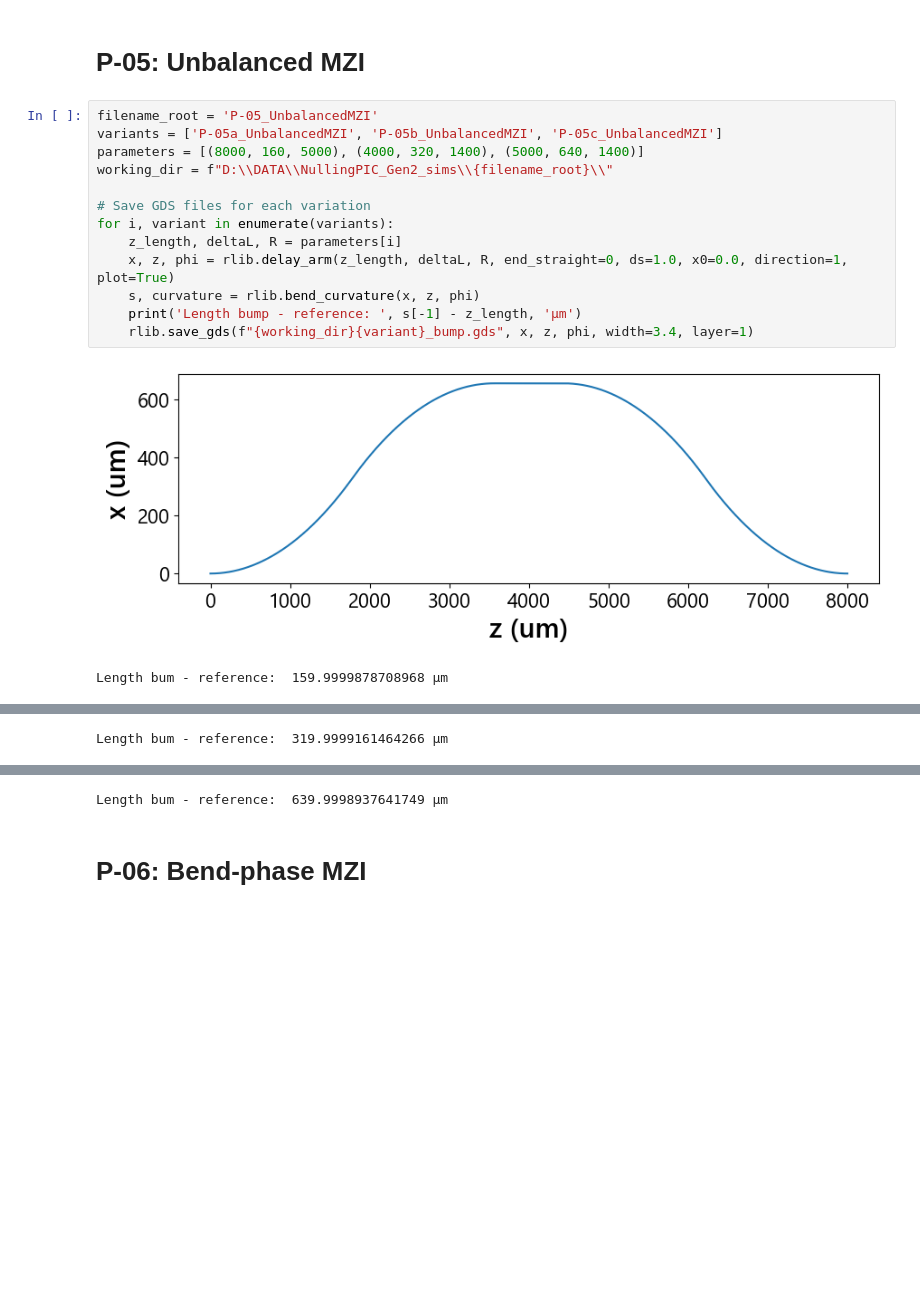
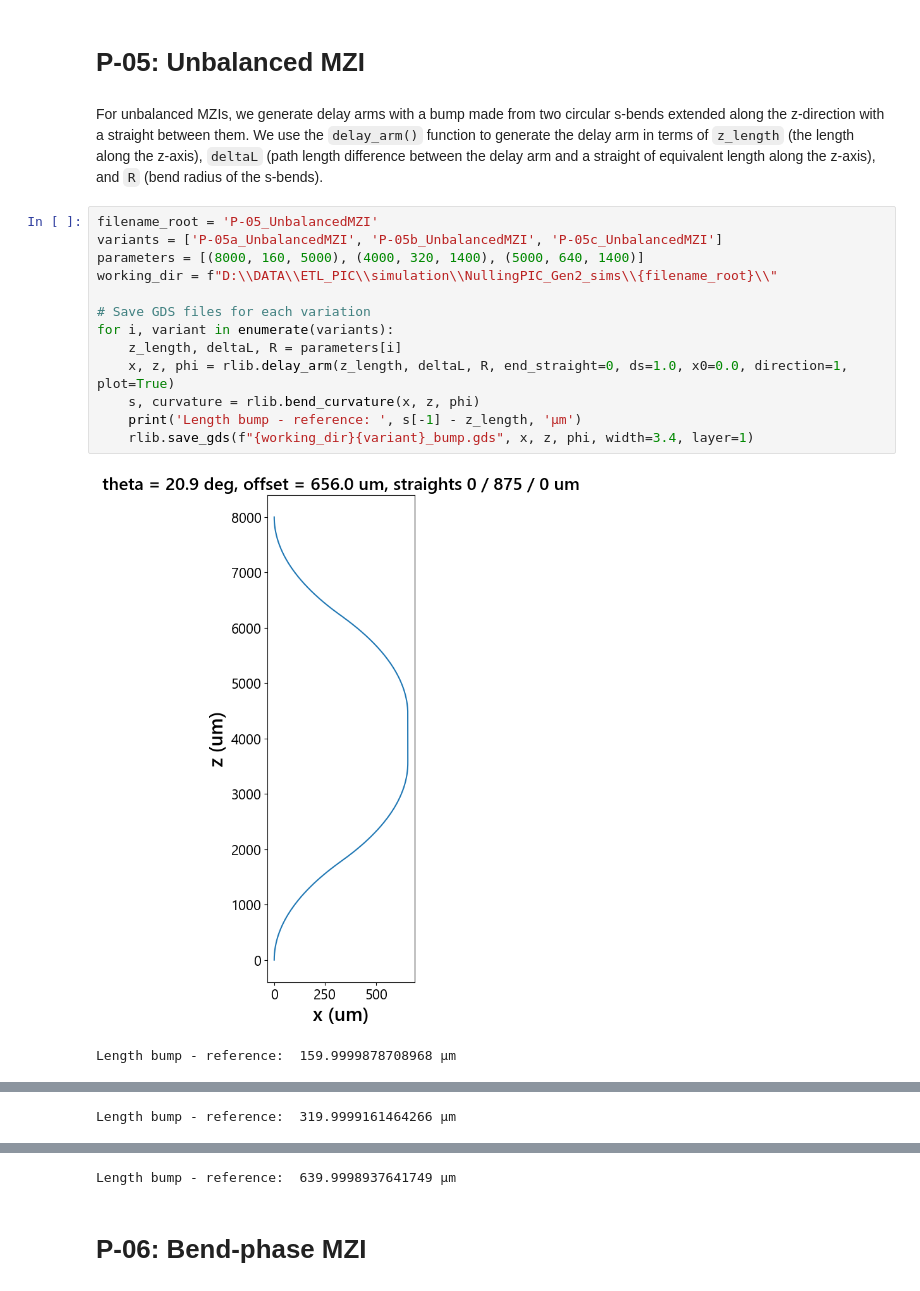
Before and after one commit to apaiasno/ETL_PIC, a Jupyter notebook: simulation/NullingPIC_Gen2_sims/MakeGeometry.ipynb, the cells around one changed output, grey strips where cells are left out. Saved outputs shown, nothing was run; the diff lists cells and outputs as text; blank space fills up the shorter version.

````diff
--- a/simulation/NullingPIC_Gen2_sims/MakeGeometry.ipynb
+++ b/simulation/NullingPIC_Gen2_sims/MakeGeometry.ipynb
@@ -70,19 +113,21 @@ for variation in variants:
     rlib.ind2gds(CAD_path, gds_path=f"{working_dir}{variation}.gds", cwd=working_dir)
 # %% [markdown]
 # P-05: Unbalanced MZI
+# %% [markdown]
+For unbalanced MZIs, we generate delay arms with a bump made from two circular s-bends extended along the z-direction with a straight between them. We use the ```delay_arm()``` function to generate the delay arm in terms of ```z_length``` (the length along the z-axis), ```deltaL``` (path length difference between the delay arm and a straight of equivalent length along the z-axis), and ```R``` (bend radius of the s-bends).
 # %%
 filename_root = 'P-05_UnbalancedMZI'
 variants = ['P-05a_UnbalancedMZI', 'P-05b_UnbalancedMZI', 'P-05c_UnbalancedMZI']
 parameters = [(8000, 160, 5000), (4000, 320, 1400), (5000, 640, 1400)]
-working_dir = f"D:\\DATA\\NullingPIC_Gen2_sims\\{filename_root}\\"
+working_dir = f"D:\\DATA\\ETL_PIC\\simulation\\NullingPIC_Gen2_sims\\{filename_root}\\"
 
 # Save GDS files for each variation
 for i, variant in enumerate(variants):
     z_length, deltaL, R = parameters[i]
     x, z, phi = rlib.delay_arm(z_length, deltaL, R, end_straight=0, ds=1.0, x0=0.0, direction=1, plot=True)
     s, curvature = rlib.bend_curvature(x, z, phi)
     print('Length bump - reference: ', s[-1] - z_length, 'μm')
     rlib.save_gds(f"{working_dir}{variant}_bump.gds", x, z, phi, width=3.4, layer=1)
 # %% [output]
-[figure, old version]
+[figure, new version]
-Length bum - reference:  159.9999878708968 μm
+Length bump - reference:  159.9999878708968 μm
@@ -90 +135 @@ Length bum - reference:  159.9999878708968 μm
-Length bum - reference:  319.9999161464266 μm
+Length bump - reference:  319.9999161464266 μm
@@ -92,3 +137,3 @@ Length bum - reference:  319.9999161464266 μm
-Length bum - reference:  639.9998937641749 μm
+Length bump - reference:  639.9998937641749 μm
 # %% [markdown]
 # P-06: Bend-phase MZI
````
Also changed, not shown: parts of 9 cells of this notebook, 2 other files.
